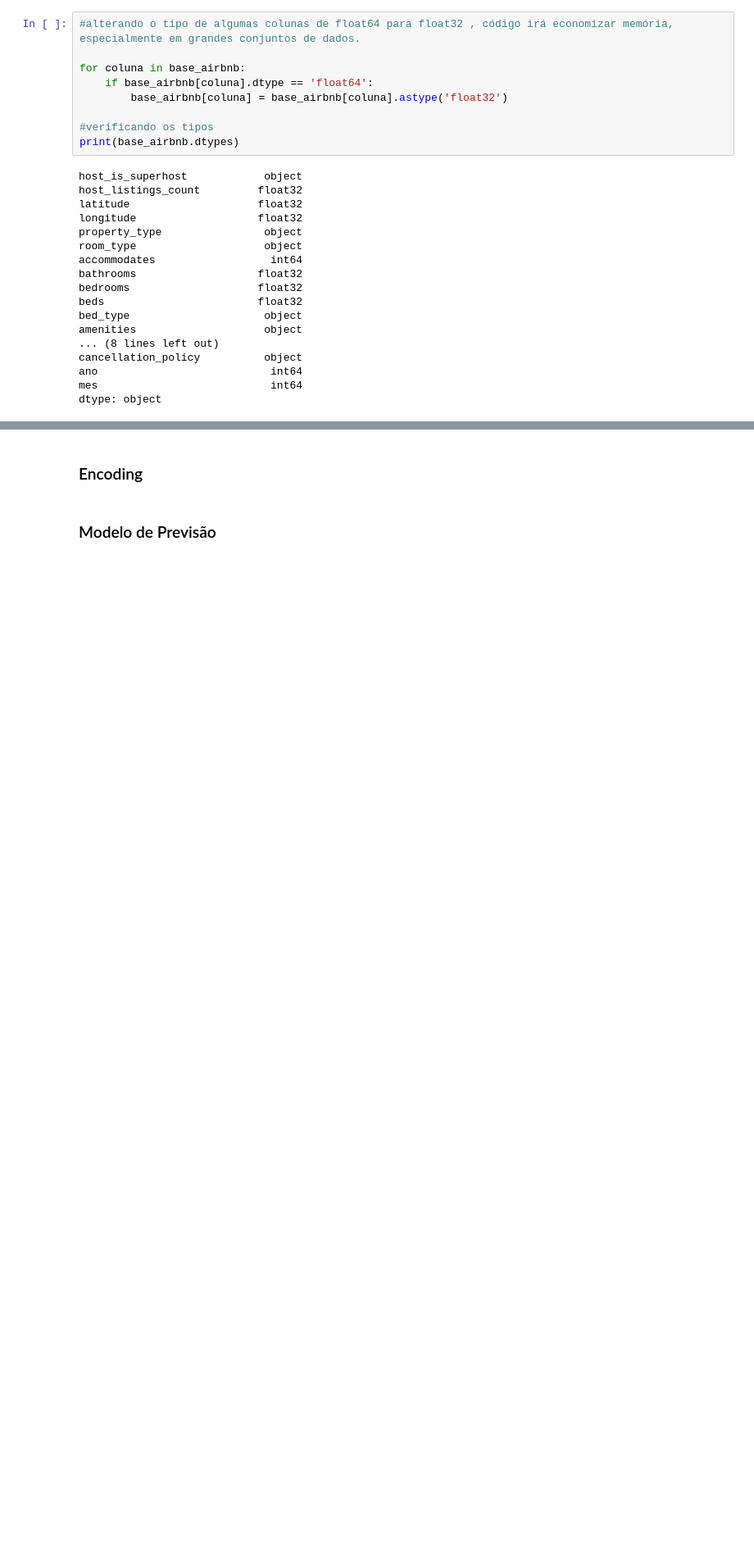
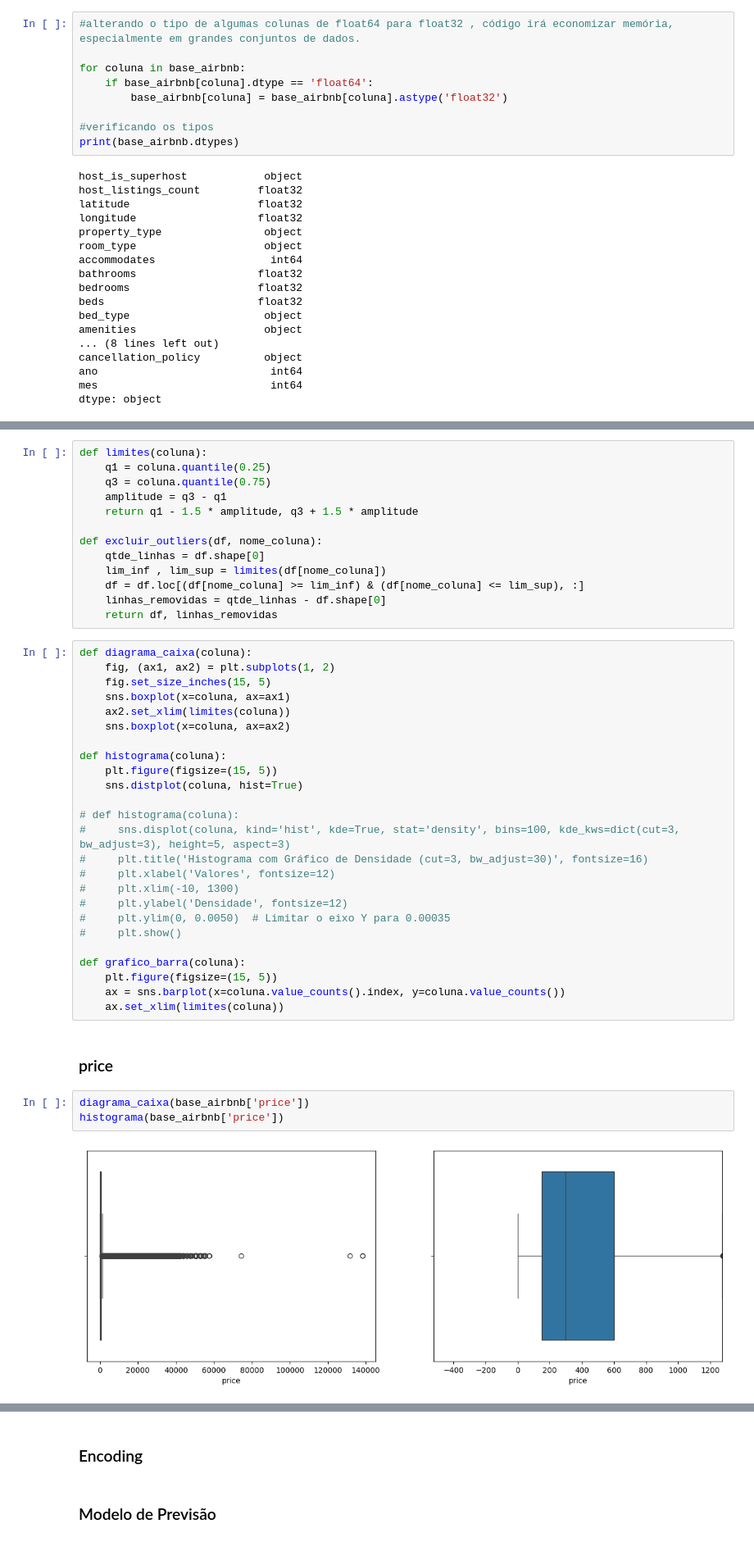
Before and after one commit to MarcioLuizBR/Ciencia_dados_Airbnb, a Jupyter notebook: Solução Airbnb Rio.ipynb, the cells around one changed output, grey strips where cells are left out. Shown at 82% size. Drawn from its saved outputs; the diff is of its cells as text; blank space fills up the shorter version.

```diff
--- a/Solução Airbnb Rio.ipynb
+++ b/Solução Airbnb Rio.ipynb
@@ -319,0 +350,45 @@ dtype: object
+# %%
+def limites(coluna):
+    q1 = coluna.quantile(0.25)
+    q3 = coluna.quantile(0.75)
+    amplitude = q3 - q1
+    return q1 - 1.5 * amplitude, q3 + 1.5 * amplitude
+
+def excluir_outliers(df, nome_coluna):
+    qtde_linhas = df.shape[0]
+    lim_inf , lim_sup = limites(df[nome_coluna])
+    df = df.loc[(df[nome_coluna] >= lim_inf) & (df[nome_coluna] <= lim_sup), :]
+    linhas_removidas = qtde_linhas - df.shape[0]
+    return df, linhas_removidas
+# %%
+def diagrama_caixa(coluna):
+    fig, (ax1, ax2) = plt.subplots(1, 2)
+    fig.set_size_inches(15, 5)
+    sns.boxplot(x=coluna, ax=ax1)
+    ax2.set_xlim(limites(coluna))
+    sns.boxplot(x=coluna, ax=ax2)
+
+def histograma(coluna):
+    plt.figure(figsize=(15, 5))
+    sns.distplot(coluna, hist=True)
+
+# def histograma(coluna):
+#     sns.displot(coluna, kind='hist', kde=True, stat='density', bins=100, kde_kws=dict(cut=3, bw_adjust=3), height=5, aspect=3)
+#     plt.title('Histograma com Gráfico de Densidade (cut=3, bw_adjust=30)', fontsize=16)
+#     plt.xlabel('Valores', fontsize=12)
+#     plt.xlim(-10, 1300)
+#     plt.ylabel('Densidade', fontsize=12)
+#     plt.ylim(0, 0.0050)  # Limitar o eixo Y para 0.00035
+#     plt.show()
+
+def grafico_barra(coluna):
+    plt.figure(figsize=(15, 5))
+    ax = sns.barplot(x=coluna.value_counts().index, y=coluna.value_counts())
+    ax.set_xlim(limites(coluna))
+# %% [markdown]
+### price
+# %%
+diagrama_caixa(base_airbnb['price'])
+histograma(base_airbnb['price'])
+# %% [output]
+[figure, added]
```
Also changed, not shown: parts of 24 cells of this notebook.
